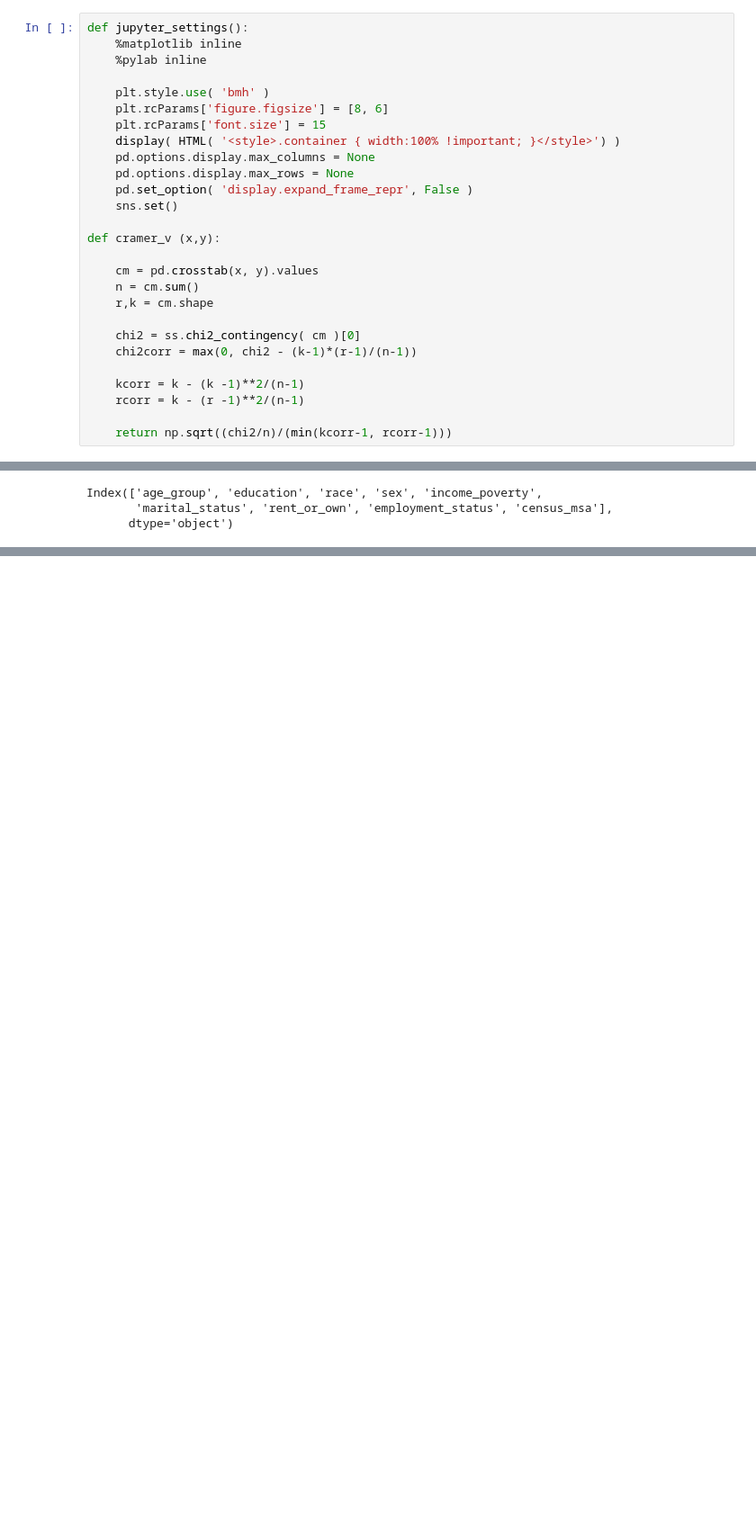
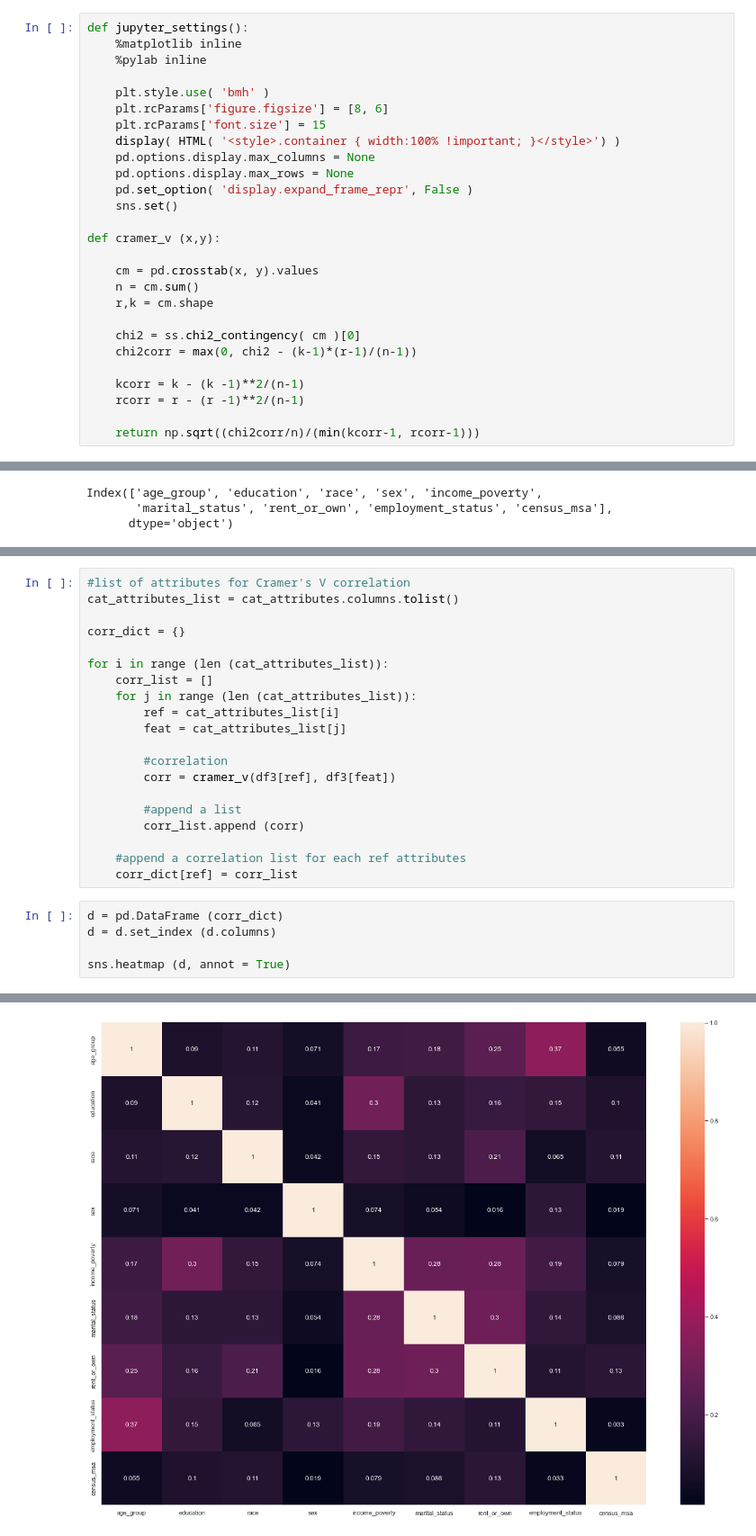
Before and after one commit to mimsai/Flu_Shot, a Jupyter notebook: Flu_Shot.ipynb, the cells around one changed output, grey strips where cells are left out. Shown at 90% size. Cells and saved outputs as stored; diff of their text form; blank space fills up the shorter version.

```diff
--- a/Flu_Shot.ipynb
+++ b/Flu_Shot.ipynb
@@ -42,9 +42,9 @@ def cramer_v (x,y):
     chi2corr = max(0, chi2 - (k-1)*(r-1)/(n-1))
 
     kcorr = k - (k -1)**2/(n-1)
-    rcorr = k - (r -1)**2/(n-1)
+    rcorr = r - (r -1)**2/(n-1)
 
-    return np.sqrt((chi2/n)/(min(kcorr-1, rcorr-1)))
+    return np.sqrt((chi2corr/n)/(min(kcorr-1, rcorr-1)))
 # %%
 jupyter_settings()
 # %% [output]
@@ -1329,0 +1221,26 @@ sns.heatmap(d, annot = True)
+# %%
+#list of attributes for Cramer's V correlation
+cat_attributes_list = cat_attributes.columns.tolist()
+
+corr_dict = {}
+
+for i in range (len (cat_attributes_list)):
+    corr_list = []
+    for j in range (len (cat_attributes_list)):
+        ref = cat_attributes_list[i]
+        feat = cat_attributes_list[j]
+
+        #correlation
+        corr = cramer_v(df3[ref], df3[feat])
+
+        #append a list
+        corr_list.append (corr)
+
+    #append a correlation list for each ref attributes
+    corr_dict[ref] = corr_list
+# %%
+d = pd.DataFrame (corr_dict)
+d = d.set_index (d.columns)
+
+sns.heatmap (d, annot = True)
+# %% [output]
@@ -1329,0 +1248 @@ sns.heatmap(d, annot = True)
+[figure, added]
```
Also changed, not shown: parts of 33 cells of this notebook.
